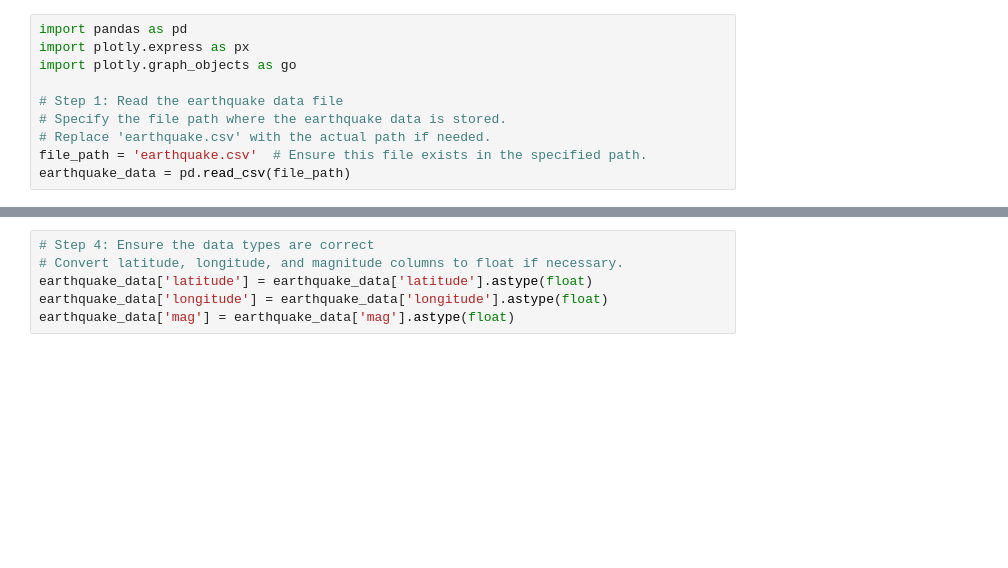
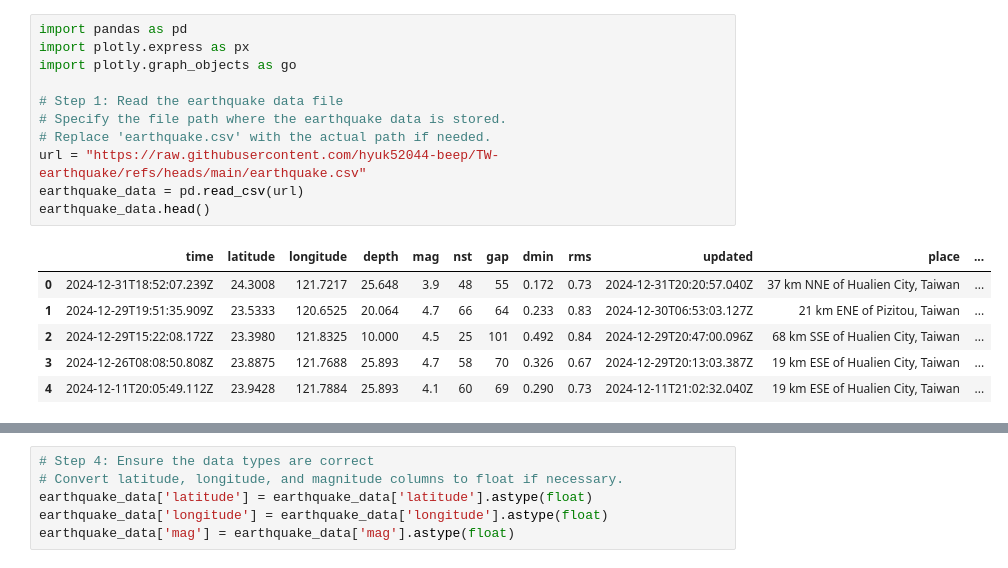
Before and after one commit to hyuk52044-beep/TW-earthquake, a Jupyter notebook: earthquake.ipynb, the cells around one changed output, grey strips where cells are left out. Drawn from its saved outputs; the diff is of its cells as text; blank space fills up the shorter version.

```diff
--- a/earthquake.ipynb
+++ b/earthquake.ipynb
@@ -1,13 +3,21 @@
 # %%
 import pandas as pd
 import plotly.express as px
 import plotly.graph_objects as go
 
 # Step 1: Read the earthquake data file
 # Specify the file path where the earthquake data is stored.
 # Replace 'earthquake.csv' with the actual path if needed.
-file_path = 'earthquake.csv'  # Ensure this file exists in the specified path.
-earthquake_data = pd.read_csv(file_path)
+url = "https://raw.githubusercontent.com/hyuk52044-beep/TW-earthquake/refs/heads/main/earthquake.csv"
+earthquake_data = pd.read_csv(url)
+earthquake_data.head()
+# %% [output]
+|  | time | latitude | longitude | depth | mag | nst | gap | dmin | rms | updated | place | ... |
+| 0 | 2024-12-31T18:52:07.239Z | 24.3008 | 121.7217 | 25.648 | 3.9 | 48 | 55 | 0.172 | 0.73 | 2024-12-31T20:20:57.040Z | 37 km NNE of Hualien City, Taiwan | ... |
+| 1 | 2024-12-29T19:51:35.909Z | 23.5333 | 120.6525 | 20.064 | 4.7 | 66 | 64 | 0.233 | 0.83 | 2024-12-30T06:53:03.127Z | 21 km ENE of Pizitou, Taiwan | ... |
+| 2 | 2024-12-29T15:22:08.172Z | 23.3980 | 121.8325 | 10.000 | 4.5 | 25 | 101 | 0.492 | 0.84 | 2024-12-29T20:47:00.096Z | 68 km SSE of Hualien City, Taiwan | ... |
+| 3 | 2024-12-26T08:08:50.808Z | 23.8875 | 121.7688 | 25.893 | 4.7 | 58 | 70 | 0.326 | 0.67 | 2024-12-29T20:13:03.387Z | 19 km ESE of Hualien City, Taiwan | ... |
+| 4 | 2024-12-11T20:05:49.112Z | 23.9428 | 121.7884 | 25.893 | 4.1 | 60 | 69 | 0.290 | 0.73 | 2024-12-11T21:02:32.040Z | 19 km ESE of Hualien City, Taiwan | ... |
 # %%
 # Step 2: Inspect the data
 # Display the first five rows of the dataset to understand its structure and content.
```
Also changed, not shown: parts of 7 cells of this notebook.
